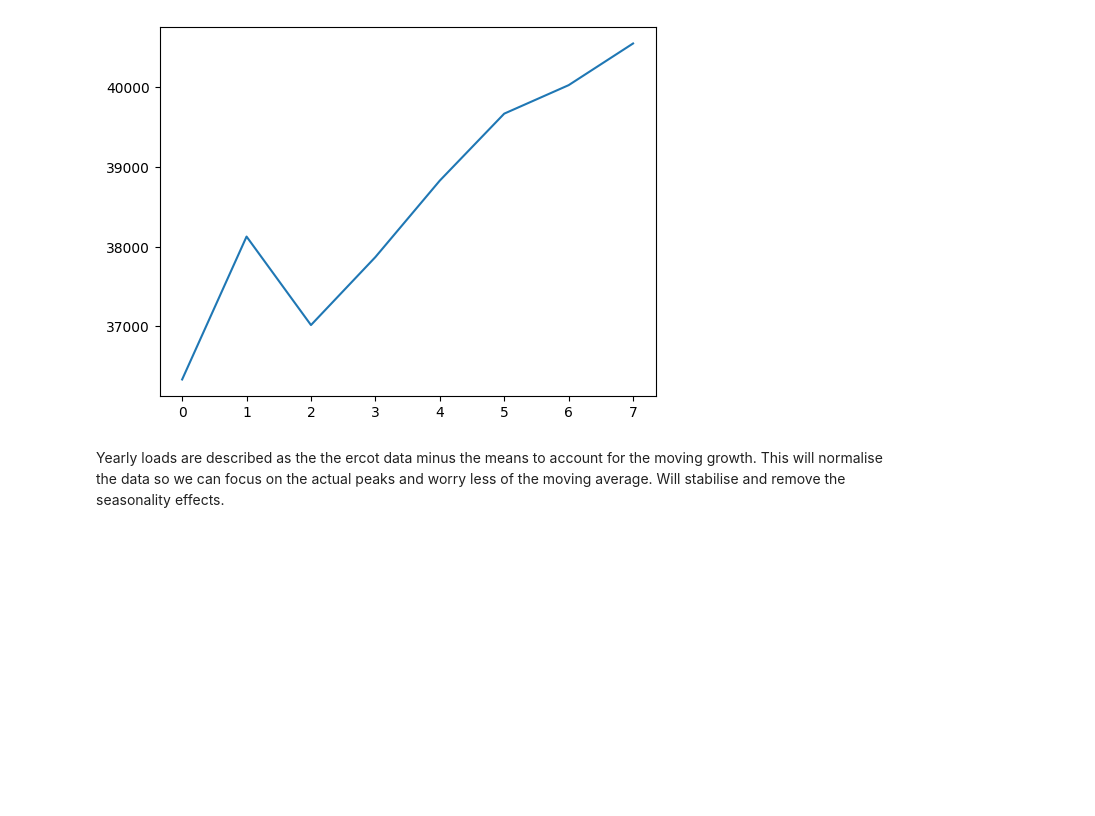
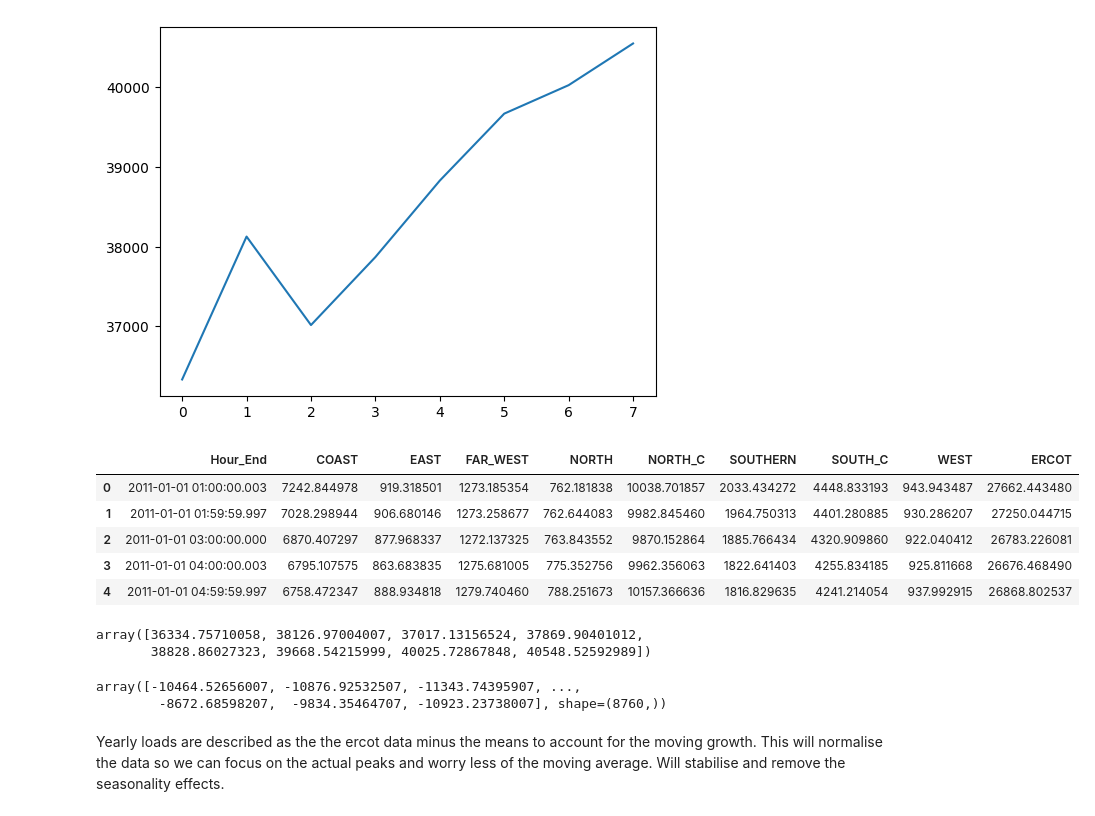
Before and after one commit to TheVeryCoolJackson/peakload, a Jupyter notebook: notebooks/12cp.ipynb, the cells around one changed output. Cells and saved outputs as stored; diff of their text form; code cells hidden in the pictures; blank space fills up the shorter version.

```diff
--- a/notebooks/12cp.ipynb
+++ b/notebooks/12cp.ipynb
@@ -136,6 +134,25 @@ test = yearly_loads[7,:]
 #plt.plot(test, color="red", label="test data")
 #plt.legend()
 #plt.show()
+# %%
+yearly_data[1].head()
+# %% [output]
+|  | Hour_End | COAST | EAST | FAR_WEST | NORTH | NORTH_C | SOUTHERN | SOUTH_C | WEST | ERCOT |
+| 0 | 2011-01-01 01:00:00.003 | 7242.844978 | 919.318501 | 1273.185354 | 762.181838 | 10038.701857 | 2033.434272 | 4448.833193 | 943.943487 | 27662.443480 |
+| 1 | 2011-01-01 01:59:59.997 | 7028.298944 | 906.680146 | 1273.258677 | 762.644083 | 9982.845460 | 1964.750313 | 4401.280885 | 930.286207 | 27250.044715 |
+| 2 | 2011-01-01 03:00:00.000 | 6870.407297 | 877.968337 | 1272.137325 | 763.843552 | 9870.152864 | 1885.766434 | 4320.909860 | 922.040412 | 26783.226081 |
+| 3 | 2011-01-01 04:00:00.003 | 6795.107575 | 863.683835 | 1275.681005 | 775.352756 | 9962.356063 | 1822.641403 | 4255.834185 | 925.811668 | 26676.468490 |
+| 4 | 2011-01-01 04:59:59.997 | 6758.472347 | 888.934818 | 1279.740460 | 788.251673 | 10157.366636 | 1816.829635 | 4241.214054 | 937.992915 | 26868.802537 |
+# %%
+load_growth
+# %% [output]
+array([36334.75710058, 38126.97004007, 37017.13156524, 37869.90401012,
+       38828.86027323, 39668.54215999, 40025.72867848, 40548.52592989])
+# %%
+yearly_loads[1,:]
+# %% [output]
+array([-10464.52656007, -10876.92532507, -11343.74395907, ...,
+        -8672.68598207,  -9834.35464707, -10923.23738007], shape=(8760,))
 # %% [markdown]
 Yearly loads are described as the the ercot data minus the means to account for the moving growth. This will normalise the data so we can focus on the actual peaks and worry less of the moving average. Will stabilise and remove the seasonality effects.
 # %%
```
Also changed, not shown: parts of 17 cells of this notebook.
